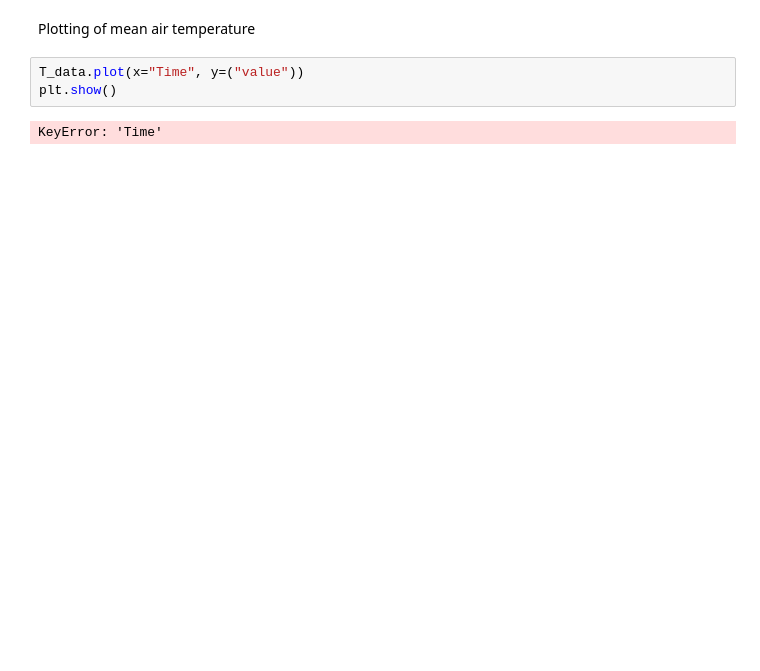
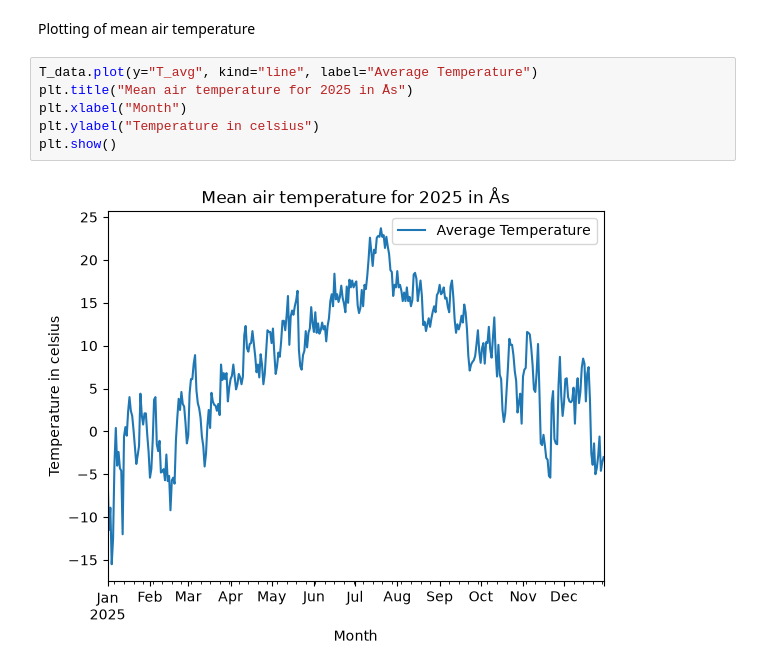
Before and after one commit to saturnBEEF/deliverable-1, a Jupyter notebook: task_01.ipynb, the cells around one changed output. Saved outputs shown, nothing was run; the diff lists cells and outputs as text; blank space fills up the shorter version.

Commit message:
Added plotting of mean temperature

```diff
--- a/task_01.ipynb
+++ b/task_01.ipynb
@@ -80,7 +62,10 @@ currentLink     : https://frost.met.no/observations/v0.jsonld?sources=SN17850&el
 # %% [markdown]
 Plotting of mean air temperature
 # %%
-T_data.plot(x="Time", y=("value"))
+T_data.plot(y="T_avg", kind="line", label="Average Temperature")
+plt.title("Mean air temperature for 2025 in Ås")
+plt.xlabel("Month")
+plt.ylabel("Temperature in celsius")
 plt.show()
 # %% [output]
-KeyError: 'Time'
+[figure, added]
```
Also changed, not shown: parts of 1 cell of this notebook.
